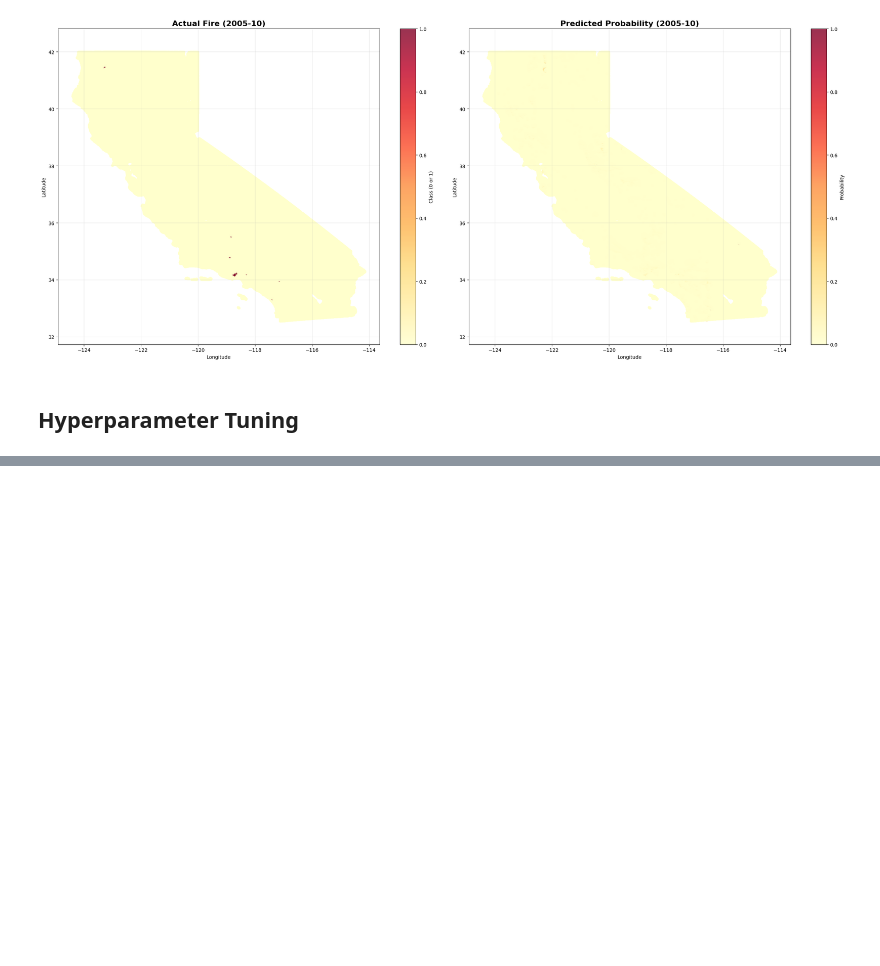
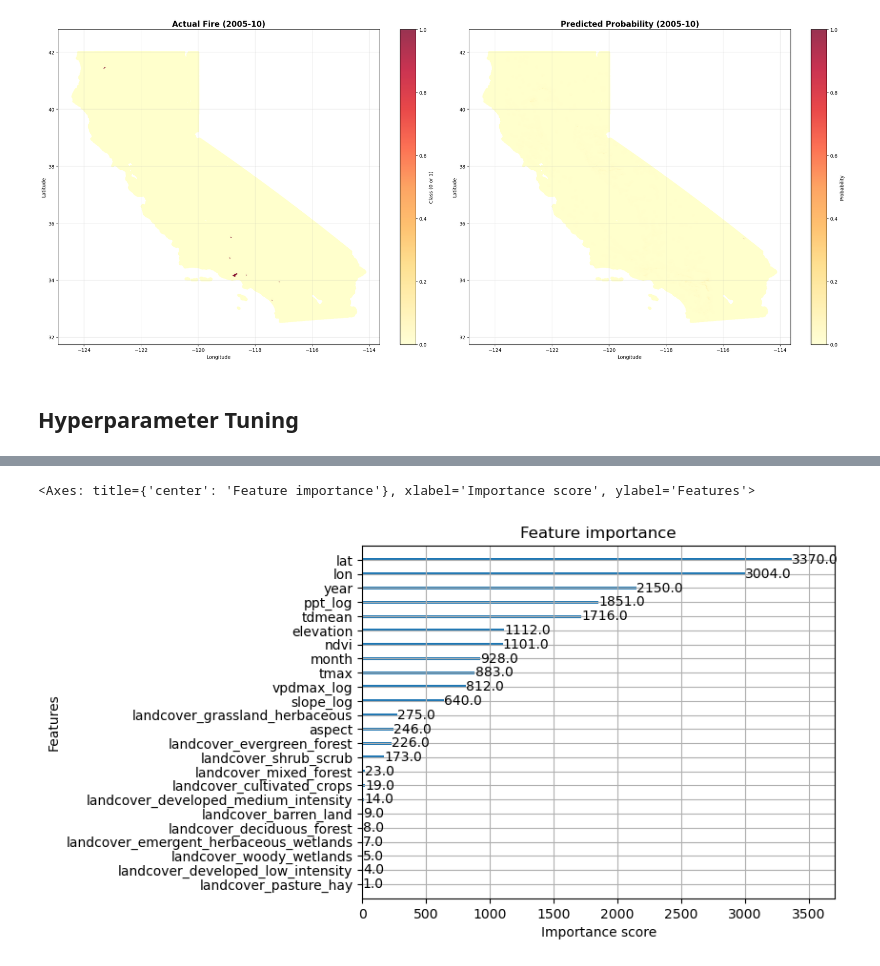
Before and after one commit to lachuck331/CotalityQ1Capstone, a Jupyter notebook: ca_xgboost.ipynb, the cells around one changed output, grey strips where cells are left out. Drawn from its saved outputs; the diff is of its cells as text; code cells hidden in the pictures; blank space fills up the shorter version.

```diff
--- a/ca_xgboost.ipynb
+++ b/ca_xgboost.ipynb
@@ -311,7 +377,19 @@ print("Best params:", best_params)
 # %%
 from optuna.visualization import plot_intermediate_values
 plot_intermediate_values(study)
+# %%
+# best_params = {'booster': 'dart', 'lambda': 9.117568499869883e-08, 'alpha': 0.336665322675411, 'max_depth': 7, 'min_child_weight': 4, 'eta': 0.02437131318465964, 'gamma': 0.06501405521706523, 'grow_policy': 'depthwise', 'sample_type': 'uniform', 'normalize_type': 'forest', 'rate_drop': 7.762039131283536e-05, 'skip_drop': 4.5863405380530367e-07}
+
+best_params = {'booster': 'gbtree', 'learning_rate': 0.14559635050338193, 'max_depth': 9, 'min_child_weight': 7, 'gamma': 0.14593458178192686, 'reg_lambda': 6.105189914454089, 'reg_alpha': 2.2663050626698715, 'subsample': 0.9382830082090757, 'colsample_bytree': 0.8662072305572517}
 # %%
-final_xgb_clf = xgb.XGBClassifier(**best_params)
+final_xgb_clf = xgb.XGBClassifier(
+    objective = "binary:logistic",
+    tree_method = "hist",
+    max_bin = 64,
+    device = "cuda",
+    n_jobs = -1,
+    verbosity =1,
+    **best_params
+)
 
-final_xgb_clf.fit(X_train, y_train)
+final_xgb_clf.fit(X_train_df, y_train_arr)
@@ -348,0 +488,5 @@ print(f"\nPR-AUC: {average_precision_score(y_validation_arr, y_pred_proba):.4f}"
+# %%
+xgb.plot_importance(final_xgb_clf)
+# %% [output]
+<Axes: title={'center': 'Feature importance'}, xlabel='Importance score', ylabel='Features'>
+[figure, added]
```
Also changed, not shown: parts of 11 cells of this notebook, 1 other file.
